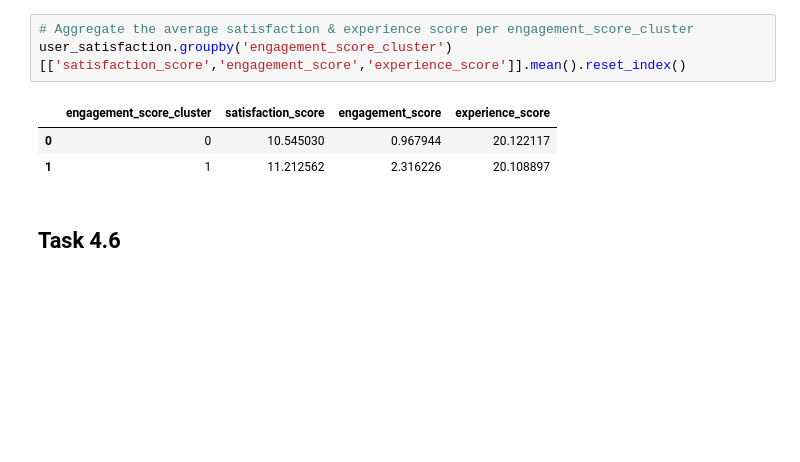
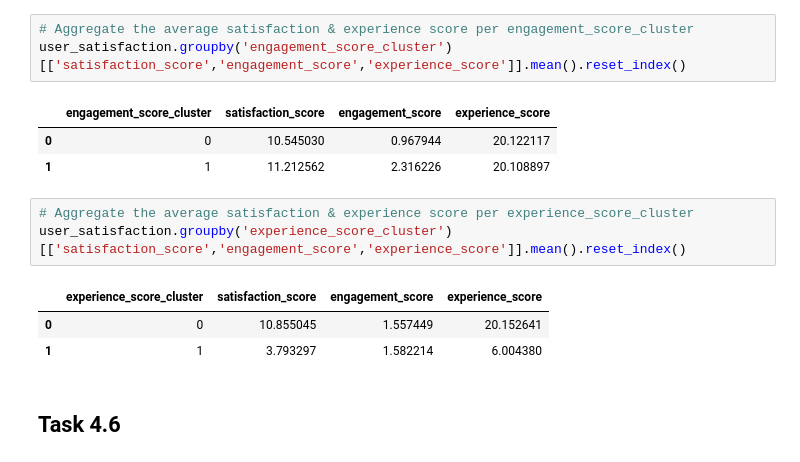
Before and after one commit to B2e5tty/Business_Need, a Jupyter notebook: notebooks/user_satisfaction.ipynb, the cells around one changed output. Drawn from its saved outputs; the diff is of its cells as text; blank space fills up the shorter version.

Commit message:
Modified user satisfaction notebook

```diff
--- a/notebooks/user_satisfaction.ipynb
+++ b/notebooks/user_satisfaction.ipynb
@@ -296,6 +296,13 @@ user_satisfaction.groupby('engagement_score_cluster')[['satisfaction_score','eng
 |  | engagement_score_cluster | satisfaction_score | engagement_score | experience_score |
 | 0 | 0 | 10.545030 | 0.967944 | 20.122117 |
 | 1 | 1 | 11.212562 | 2.316226 | 20.108897 |
+# %%
+# Aggregate the average satisfaction & experience score per experience_score_cluster
+user_satisfaction.groupby('experience_score_cluster')[['satisfaction_score','engagement_score','experience_score']].mean().reset_index()
+# %% [output]
+|  | experience_score_cluster | satisfaction_score | engagement_score | experience_score |
+| 0 | 0 | 10.855045 | 1.557449 | 20.152641 |
+| 1 | 1 | 3.793297 | 1.582214 | 6.004380 |
 # %% [markdown]
 ## Task 4.6
 # %%
```
Also changed, not shown: parts of 1 cell of this notebook, 14 other files.
